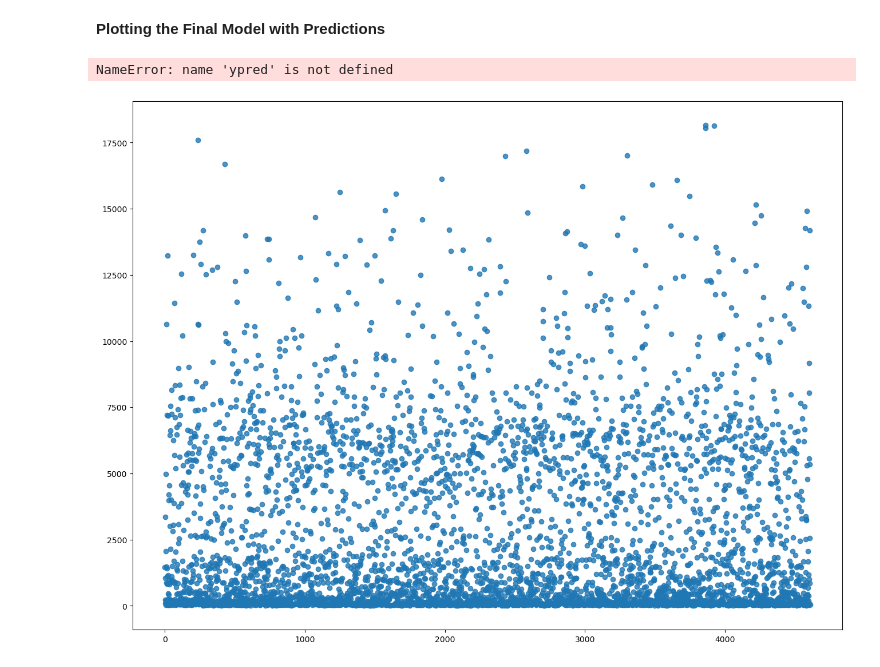
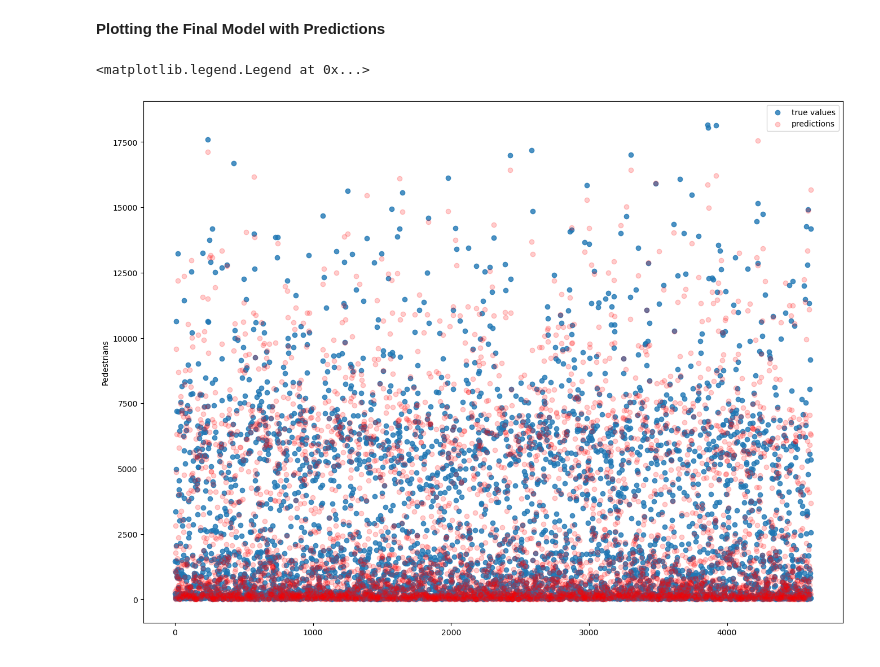
Before and after one commit to ymb287/dsf_project, a Jupyter notebook: neural_networks_scikit-learn_optimizing.ipynb, the cells around one changed output. Cells and saved outputs as stored; diff of their text form; code cells hidden in the pictures.

```diff
--- a/neural_networks_scikit-learn_optimizing.ipynb
+++ b/neural_networks_scikit-learn_optimizing.ipynb
@@ -374,19 +380,22 @@ r2_test_axes.set_ylim(0.9, 1.0)
 # %%
 # plot the results to see the results of our base scenario
 fig, ax = plt.subplots(figsize=(16, 12))
 
 #create a linspace to match the y-values
 xs = np.linspace(0, ytest.shape[0], num=ytest.shape[0])
 
 # plot the true values for 2 pca variables
 ax.scatter(xs, ytest, label="true values", alpha=0.8)
 
 # plot the predictions
-ax.scatter(xs, ypred, label="predictions", color = "red", alpha=0.2)
+ypred_scaled_final = nnet_random.predict(Xtest_scaled)
+ypred_final = ypred_scaled_final * sigma + mu
+ypred_final[ypred_final < 0] = 0
+ax.scatter(xs, ypred_final, label="predictions", color = "red", alpha=0.2)
 
 # Add labels and legend
 ax.set_ylabel("Pedestrians")
 ax.legend()
 # %% [output]
-NameError: name 'ypred' is not defined
+<matplotlib.legend.Legend at 0x...>
-[figure, old version]
+[figure, new version]
```
Also changed, not shown: parts of 7 cells of this notebook.
